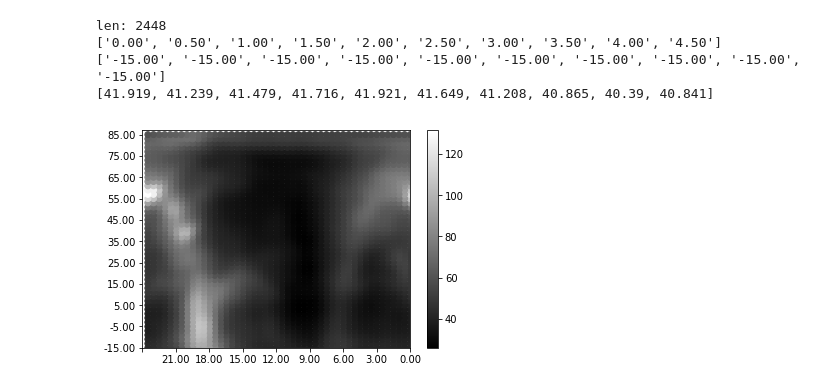
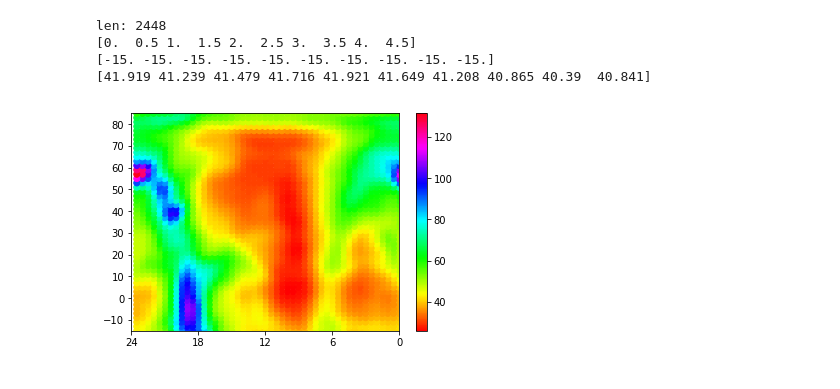
Before and after one commit to mukhad/MyPyEducations, a Jupyter notebook: readSkySurveyMap.ipynb, the cells around one changed output. Cells and saved outputs as stored; diff of their text form; code cells hidden in the pictures.

```diff
--- a/readSkySurveyMap.ipynb
+++ b/readSkySurveyMap.ipynb
@@ -1,49 +1,59 @@
 # %%
 %matplotlib inline
 import matplotlib.pyplot as plt
+import numpy as np
 
-ra  = list()   # 0
-dec = list()  # 1
+fmhz = "25"
+fmhz2 = "16.7"
 freq = {"25":2,"20":3,"16.7":4,"14.7":5,"12":6}
-t = list()
+n = 51*48
 
+ra  = np.ndarray(n,dtype=np.float32)  # list()  # 0
+dec = np.ndarray(n,dtype=np.float32)  # list()  # 1
+t =   np.ndarray(n,dtype=np.float32)  # list()
+t2 =  np.ndarray(n,dtype=np.float32)  # list()
+
+
+i = 0
 with open("tmp_files/exmpl.txt") as f:
     for line in f:
         s = line.split()
 
-        ra.append(s[0])
-        dec.append(s[1])
-        t.append(float(s[freq["25"]]))
+        ra[i]  = float(s[0])
+        dec[i] = float(s[1])
+        t[i]   = float(s[freq[fmhz]])
+        t2[i]  = float(s[freq[fmhz2]])
+        i += 1
 
 print("len: {0}".format(len(t)))
 print(ra[0:10])
 print(dec[0:10])
 print(t[0:10])
 
 fig = plt.figure()
 ax = plt.axes()
 
-plt.xlim(48,0)
-plt.ylim(0,51)
+plt.xlim(24,0)
+plt.ylim(-15,85)
 
 #ax.xaxis.set_major_locator(plt.MaxNLocator(10))
 ax.xaxis.set_major_locator(plt.MultipleLocator(6))
 
 #ax.yaxis.set_major_locator(plt.MaxNLocator(10))
-ax.yaxis.set_major_locator(plt.MultipleLocator(5))
+ax.yaxis.set_major_locator(plt.MultipleLocator(10))
 
+# https://matplotlib.org/tutorials/colors/colormaps.html
+map_clr = ['gray','viridis','hsv']
 
-
-plt.scatter(ra, dec,c=t,cmap='gray')
+plt.scatter(ra, dec,c=t,cmap=map_clr[2])
 
 plt.colorbar()
 
-
 fig.savefig('tmp_files/exmpl.png')
 plt.show()
 # %% [output]
 len: 2448
-['0.00', '0.50', '1.00', '1.50', '2.00', '2.50', '3.00', '3.50', '4.00', '4.50']
-['-15.00', '-15.00', '-15.00', '-15.00', '-15.00', '-15.00', '-15.00', '-15.00', '-15.00', '-15.00']
-[41.919, 41.239, 41.479, 41.716, 41.921, 41.649, 41.208, 40.865, 40.39, 40.841]
+[0.  0.5 1.  1.5 2.  2.5 3.  3.5 4.  4.5]
+[-15. -15. -15. -15. -15. -15. -15. -15. -15. -15.]
+[41.919 41.239 41.479 41.716 41.921 41.649 41.208 40.865 40.39  40.841]
-[figure, old version]
+[figure, new version]
```
Also changed, not shown: parts of 5 cells of this notebook, 1 other file.
